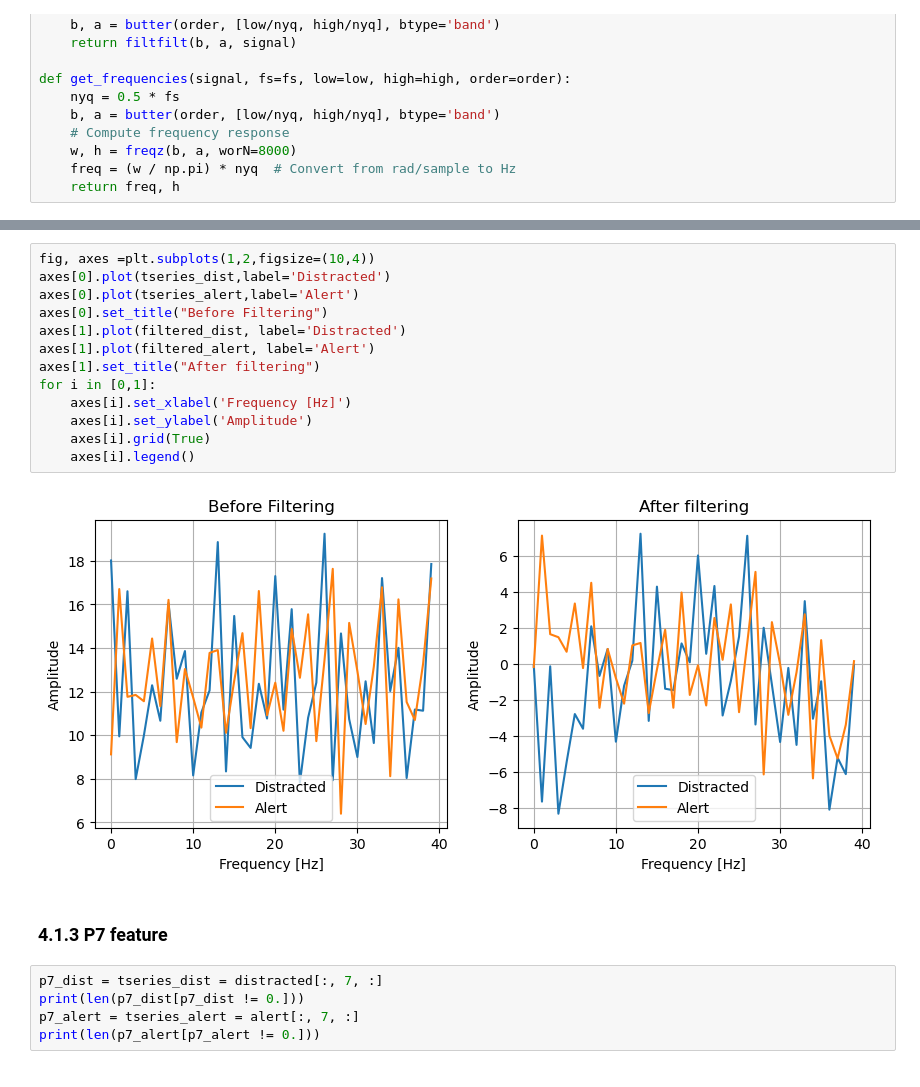
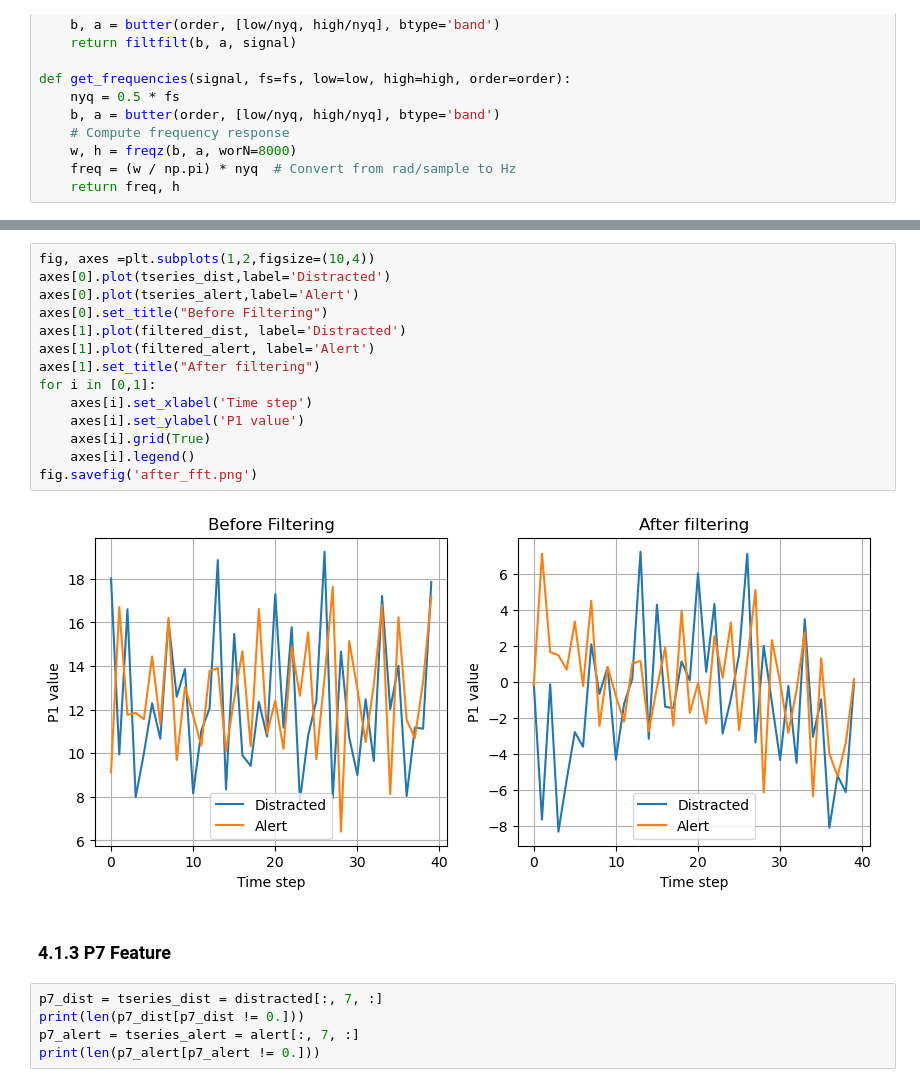
Before and after one commit to sookhyun/Multimodal-Transformer-Classifier_Distracted_Driver_Detection, a Jupyter notebook: [nb]Objectives_and_Data_Exploration.ipynb, the cells around one changed output, grey strips where cells are left out. Cells and saved outputs as stored; diff of their text form.

```diff
--- a/[nb]Objectives_and_Data_Exploration.ipynb
+++ b/[nb]Objectives_and_Data_Exploration.ipynb
@@ -259,20 +261,21 @@ ax.legend()
 # %%
 fig, axes =plt.subplots(1,2,figsize=(10,4))
 axes[0].plot(tseries_dist,label='Distracted')
 axes[0].plot(tseries_alert,label='Alert')
 axes[0].set_title("Before Filtering")
 axes[1].plot(filtered_dist, label='Distracted')
 axes[1].plot(filtered_alert, label='Alert')
 axes[1].set_title("After filtering")
 for i in [0,1]:
-    axes[i].set_xlabel('Frequency [Hz]')
-    axes[i].set_ylabel('Amplitude')
+    axes[i].set_xlabel('Time step')
+    axes[i].set_ylabel('P1 value')
     axes[i].grid(True)
     axes[i].legend()
+fig.savefig('after_fft.png')
 # %% [output]
-[figure, old version]
+[figure, new version]
 # %% [markdown]
-### 4.1.3  P7 feature <a id='P7_feature'></a>
+### 4.1.3  P7 Feature <a id='P7_feature'></a>
 # %%
 p7_dist = tseries_dist = distracted[:, 7, :]
 print(len(p7_dist[p7_dist != 0.]))
```
Also changed, not shown: parts of 15 cells of this notebook.
